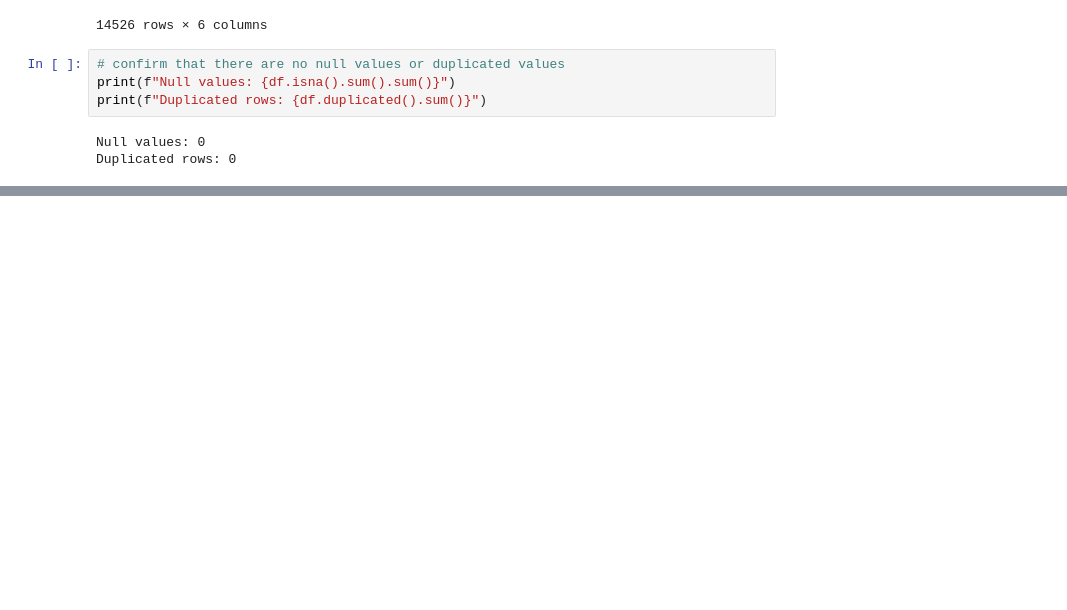
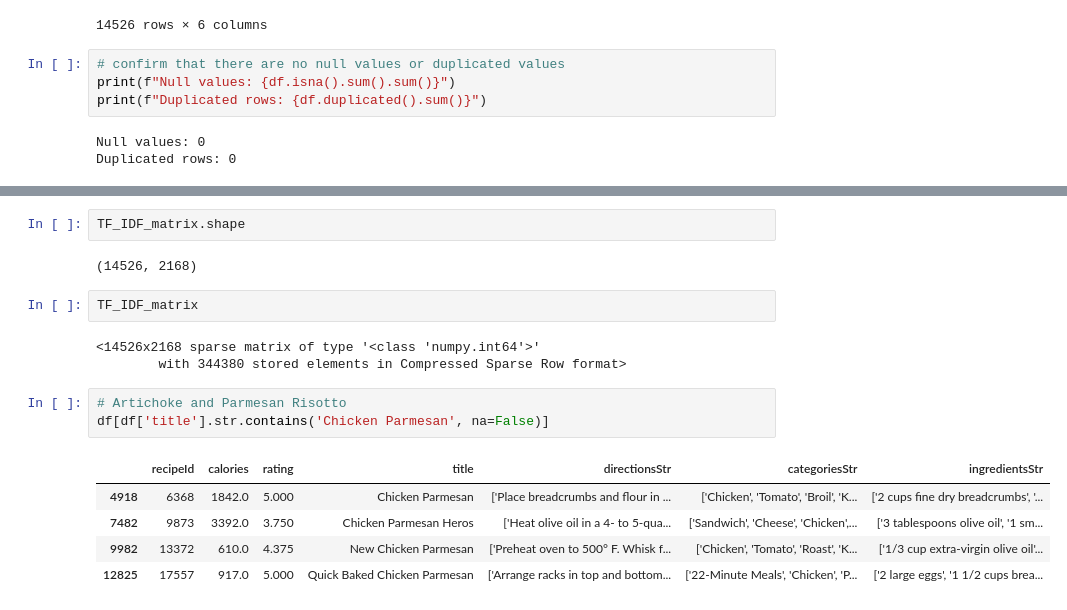
Before and after one commit to lalanamika/capstone-anamika, a Jupyter notebook: notebooks/03-Pre-processing-Epicurious.ipynb, the cells around one changed output, grey strips where cells are left out. Drawn from its saved outputs; the diff is of its cells as text; blank space fills up the shorter version.

```diff
--- a/notebooks/03-Pre-processing-Epicurious.ipynb
+++ b/notebooks/03-Pre-processing-Epicurious.ipynb
@@ -71,0 +162,18 @@ array(['00', '0383', '05', ..., 'źrbol', 'ﬁne', 'ﬁnely'], dtype=object)
+# %%
+TF_IDF_matrix.shape
+# %% [output]
+(14526, 2168)
+# %%
+TF_IDF_matrix
+# %% [output]
+<14526x2168 sparse matrix of type '<class 'numpy.int64'>'
+        with 344380 stored elements in Compressed Sparse Row format>
+# %%
+# Artichoke and Parmesan Risotto
+df[df['title'].str.contains('Chicken Parmesan', na=False)]
+# %% [output]
+|  | recipeId | calories | rating | title | directionsStr | categoriesStr | ingredientsStr |
+| 4918 | 6368 | 1842.0 | 5.000 | Chicken Parmesan | ['Place breadcrumbs and flour in ... | ['Chicken', 'Tomato', 'Broil', 'K... | ['2 cups fine dry breadcrumbs', '... |
+| 7482 | 9873 | 3392.0 | 3.750 | Chicken Parmesan Heros | ['Heat olive oil in a 4- to 5-qua... | ['Sandwich', 'Cheese', 'Chicken',... | ['3 tablespoons olive oil', '1 sm... |
+| 9982 | 13372 | 610.0 | 4.375 | New Chicken Parmesan | ['Preheat oven to 500° F. Whisk f... | ['Chicken', 'Tomato', 'Roast', 'K... | ['1/3 cup extra-virgin olive oil'... |
+| 12825 | 17557 | 917.0 | 5.000 | Quick Baked Chicken Parmesan | ['Arrange racks in top and bottom... | ['22-Minute Meals', 'Chicken', 'P... | ['2 large eggs', '1 1/2 cups brea... |
```
Also changed, not shown: parts of 29 cells of this notebook, 2 other files.
